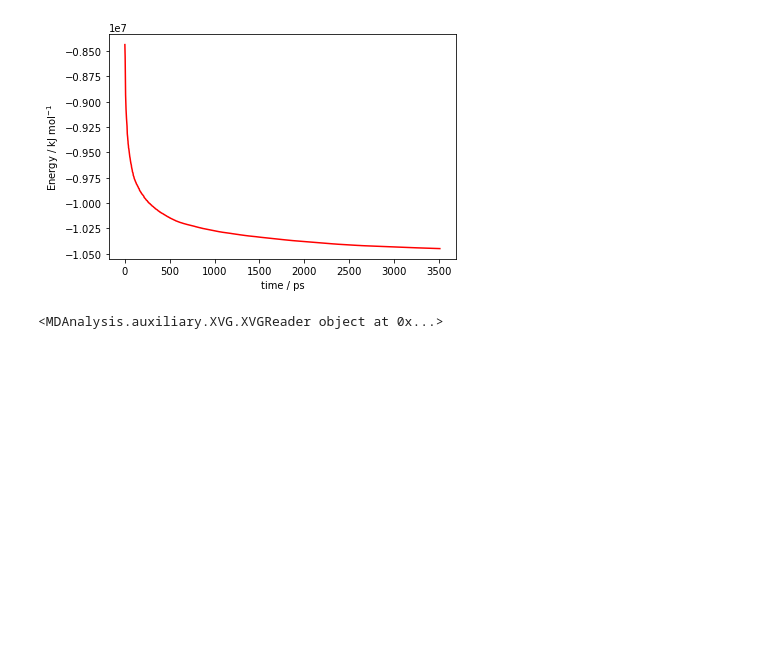
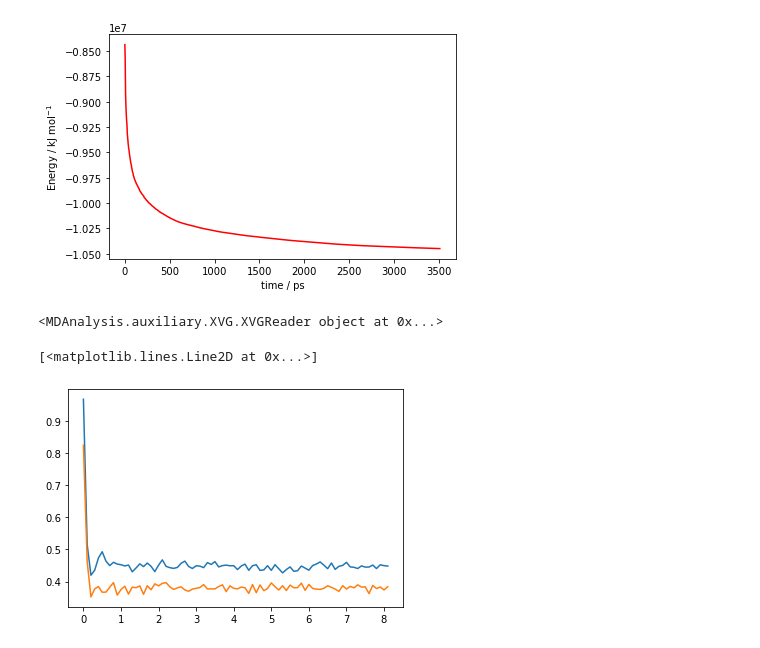
Before and after one commit to jasmin-guven/idp_md, a Jupyter notebook: scripts/plot_md.ipynb, the cells around one changed output. Cells and saved outputs as stored; diff of their text form; code cells hidden in the pictures; blank space fills up the shorter version.

```diff
--- a/scripts/plot_md.ipynb
+++ b/scripts/plot_md.ipynb
@@ -24,8 +24,8 @@ plt.savefig("../plots/potential.png")
 # %% [output]
 [figure]
 # %%
-temperature_file = "../nvt/nvt.xvg"
-reader = mda.auxiliary.XVG.XVGReader(temperature_file)
+pulling_file = "../pulling_nvt/pulling_pullx.xvg"
+reader = mda.auxiliary.XVG.XVGReader(pulling_file)
 print(reader)
 # %% [output]
 <MDAnalysis.auxiliary.XVG.XVGReader object at 0x...>
@@ -37,0 +32,10 @@ for step in reader:
+# %%
+time = [step.data[0] for step in reader]
+x1 = [step.data[1] for step in reader]
+x2 = [step.data[2] for step in reader]
+# %%
+plt.plot(time, x1, label="x1")
+plt.plot(time, x2, label="x2")
+# %% [output]
+[<matplotlib.lines.Line2D at 0x...>]
+[figure, added]
```
Also changed, not shown: parts of 3 cells of this notebook, 7 other files.
